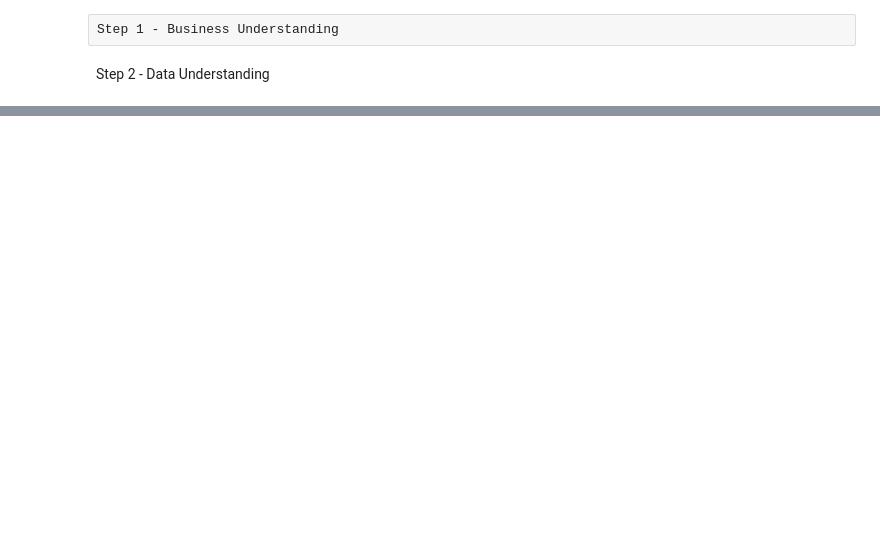
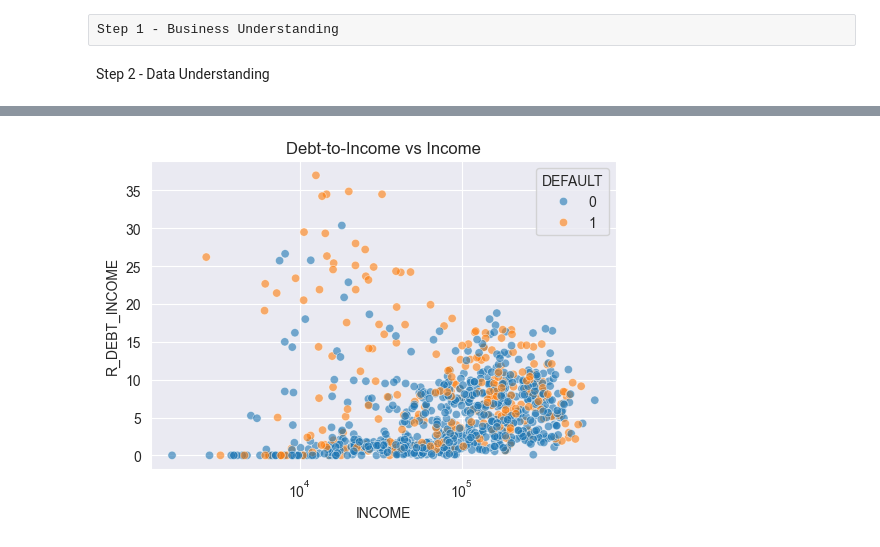
Before and after one commit to yathukamal/Creditscore, a Jupyter notebook: credit_score_risk.ipynb, the cells around one changed output, grey strips where cells are left out. Saved outputs shown, nothing was run; the diff lists cells and outputs as text; code cells hidden in the pictures; blank space fills up the shorter version.

```diff
--- a/credit_score_risk.ipynb
+++ b/credit_score_risk.ipynb
@@ -12,0 +79,15 @@ Step 2 - Data Understanding
+# %%
+#Scatterplot to look at debt ratio vs income
+plt.figure(figsize=(6,4))
+sns.scatterplot(
+    data=df,
+    x="INCOME",
+    y="R_DEBT_INCOME",
+    hue="DEFAULT",
+    alpha=0.6,
+)
+plt.xscale("log")
+plt.title("Debt-to-Income vs Income")
+plt.show()
+# %% [output]
+[figure, added]
```
Also changed, not shown: parts of 13 cells of this notebook.
